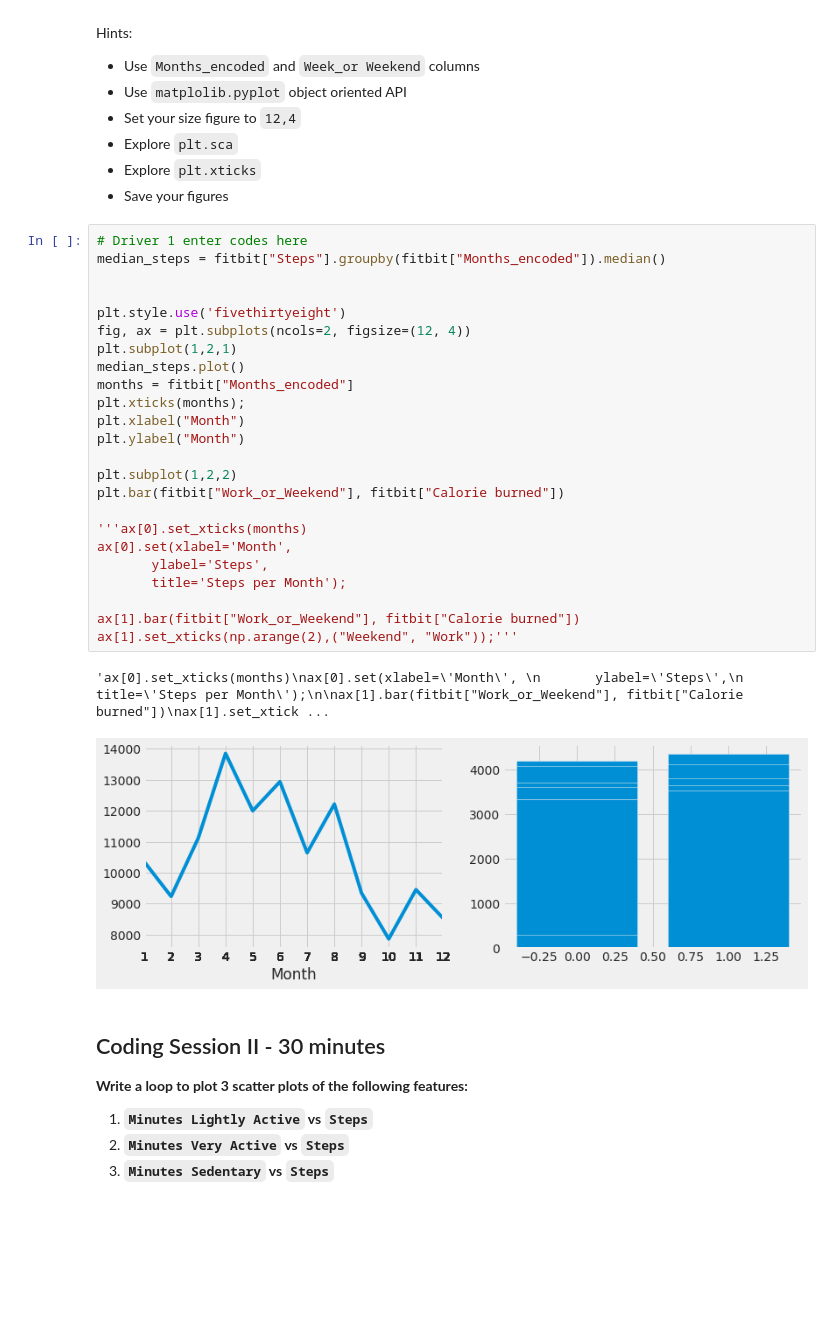
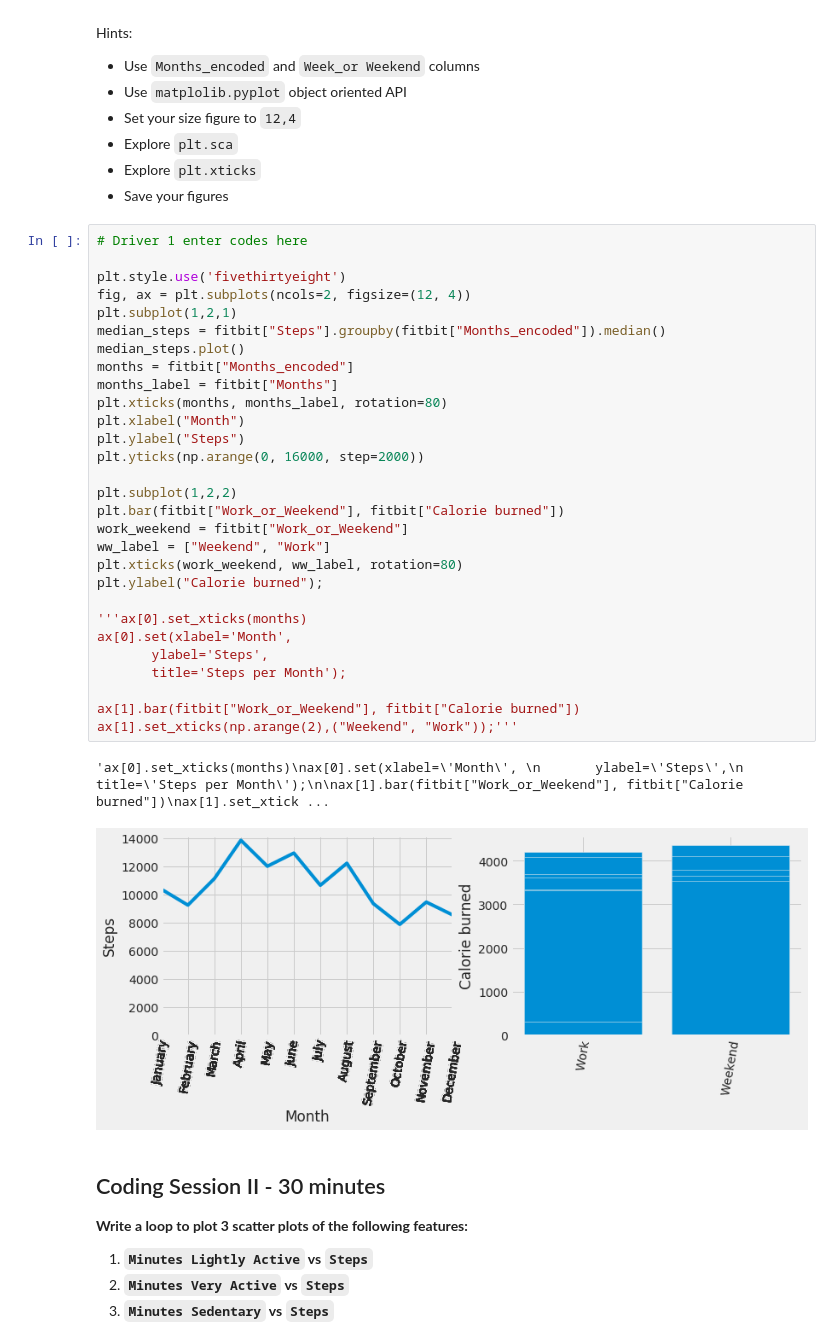
Before and after one commit to vkamg/dataptmad1019, a Jupyter notebook: module-2/lab-matplotlib-seaborn/your-code/challenge-2.ipynb, the cells around one changed output. Cells and saved outputs as stored; diff of their text form; blank space fills up the shorter version.

```diff
--- a/module-2/lab-matplotlib-seaborn/your-code/challenge-2.ipynb
+++ b/module-2/lab-matplotlib-seaborn/your-code/challenge-2.ipynb
@@ -55,31 +55,36 @@ Hints:
 - Save your figures
 # %%
 # Driver 1 enter codes here
-median_steps = fitbit["Steps"].groupby(fitbit["Months_encoded"]).median()
-
 
 plt.style.use('fivethirtyeight')
 fig, ax = plt.subplots(ncols=2, figsize=(12, 4))
 plt.subplot(1,2,1)
+median_steps = fitbit["Steps"].groupby(fitbit["Months_encoded"]).median()
 median_steps.plot()
 months = fitbit["Months_encoded"]
-plt.xticks(months);
+months_label = fitbit["Months"]
+plt.xticks(months, months_label, rotation=80)
 plt.xlabel("Month")
-plt.ylabel("Month")
+plt.ylabel("Steps")
+plt.yticks(np.arange(0, 16000, step=2000))
 
 plt.subplot(1,2,2)
 plt.bar(fitbit["Work_or_Weekend"], fitbit["Calorie burned"])
+work_weekend = fitbit["Work_or_Weekend"]
+ww_label = ["Weekend", "Work"]
+plt.xticks(work_weekend, ww_label, rotation=80)
+plt.ylabel("Calorie burned");
 
 '''ax[0].set_xticks(months)
 ax[0].set(xlabel='Month',
        ylabel='Steps',
        title='Steps per Month');
 
 ax[1].bar(fitbit["Work_or_Weekend"], fitbit["Calorie burned"])
 ax[1].set_xticks(np.arange(2),("Weekend", "Work"));'''
 # %% [output]
 'ax[0].set_xticks(months)\nax[0].set(xlabel=\'Month\', \n       ylabel=\'Steps\',\n       title=\'Steps per Month\');\n\nax[1].bar(fitbit["Work_or_Weekend"], fitbit["Calorie burned"])\nax[1].set_xtick ...
-[figure, old version]
+[figure, new version]
 # %% [markdown]
 ## Coding Session II - 30 minutes
 
```
